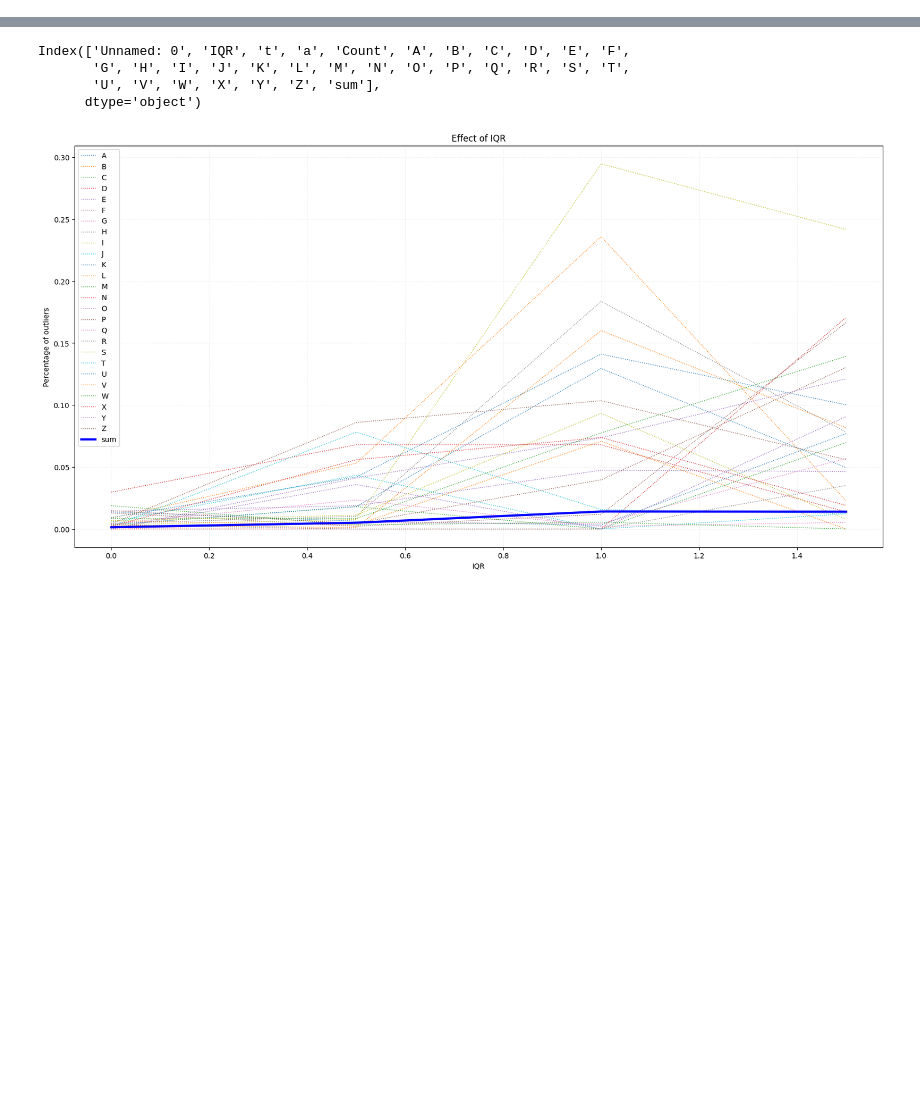
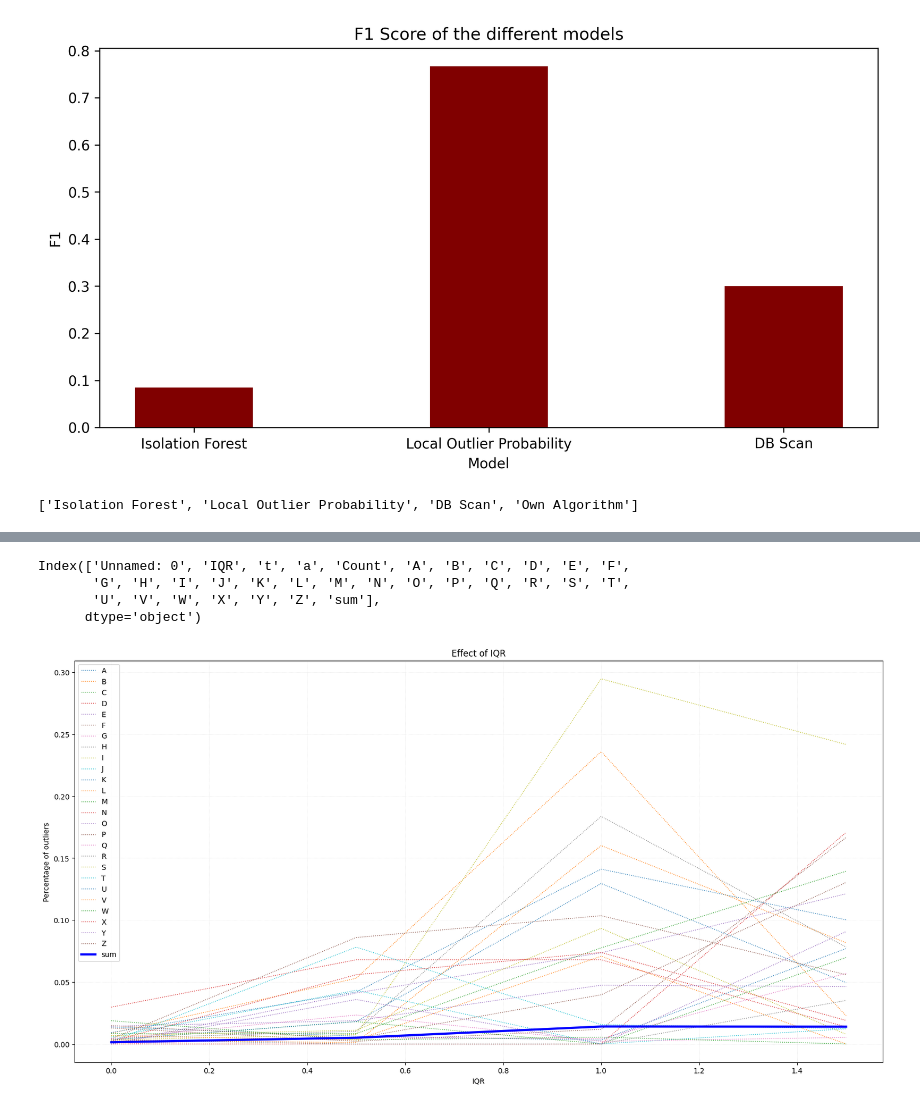
Before and after one commit to mmlein/KDDM2, a Jupyter notebook: src/06_results/effect_hyperparameter.ipynb, the cells around one changed output, grey strips where cells are left out. Cells and saved outputs as stored; diff of their text form; code cells hidden in the pictures; blank space fills up the shorter version.

Commit message:
half-ready results

```diff
--- a/src/06_results/effect_hyperparameter.ipynb
+++ b/src/06_results/effect_hyperparameter.ipynb
@@ -6,0 +53,24 @@ import pandas as pd
+# %%
+path_iso_for = Path("../../Data/Output_Data/02_Results_Ifor/Ifor_rel.csv").absolute()
+path_db_scan = Path("../../Data/Output_Data/03_DBScan/result_DBSCAN_per_3std_4,16%.csv")
+path_lop = Path("../../Data/Output_Data/04_Local_outlier_prob/results_lop_per_3std_4,16%_06_07.csv")
+
+path_iso_val = Path("../../Data/Output_Data/02_Results_Ifor/Ifor_val.csv").absolute()
+
+iso_for = pd.read_csv(path_iso_for)
+db_scan = pd.read_csv(path_db_scan)
+lop = pd.read_csv(path_lop)
+#iso_for.sort_values(by="accuracy", ascending=False).head()
+# %%
+db_scan.columns = ['Unnamed: 0', '_', 'A', 'B', 'C', 'D', 'E', 'F', 'G', 'H', 'I', 'J',
+       'K', 'L', 'M', 'N', 'O', 'P', 'Q', 'R', 'S', 'T', 'U', 'V', 'W', 'X',
+       'Y', 'Z', 'Total', 'f1', 'accuracy', 'precision', 'recall']
+# %%
+results.loc[results["Model"]=="Isolation Forest", ["Accuracy", "Precision",  "Recall",  "F1"]]  = list(iso_for.loc[iso_for["f1"].idxmax(), ['accuracy', 'precision', 'recall', 'f1']])
+percentages["Isolation Forest"] = list(iso_for.loc[iso_for["f1"].idxmax(), percentages_columns])
+results.loc[results["Model"]=="DB Scan", ["Accuracy", "Precision",  "Recall",  "F1"]]  = list(db_scan.loc[db_scan["f1"].idxmax(), ['accuracy', 'precision', 'recall', 'f1']])
+percentages["DB Scan"] = list(db_scan.loc[db_scan["f1"].idxmax(), percentages_columns])
+results.loc[results["Model"]=="Local Outlier Probability", ["Accuracy", "Precision",  "Recall",  "F1"]]  = list(lop.loc[lop["f1"].idxmax(), ['accuracy', 'precision', 'recall', 'f1']])
+percentages["Local Outlier Probability"] = list(db_scan.loc[lop["f1"].idxmax(), percentages_columns])
+print(results)
+print(percentages)
@@ -6,0 +95,20 @@ import pandas as pd
+# %%
+plt.rcParams['figure.dpi'] = 300
+fig = plt.figure(figsize = (10, 5))
+
+measure = "F1"
+
+# creating the bar plot
+plt.bar(results["Model"], results[measure], color ='maroon',
+        width = 0.4)
+
+plt.xlabel("Model")
+plt.ylabel(measure)
+plt.title("F1 Score of the different models")
+plt.show()
+# %% [output]
+[figure, added]
+# %%
+list(percentages.columns)[1:]
+# %% [output]
+['Isolation Forest', 'Local Outlier Probability', 'DB Scan', 'Own Algorithm']
```
Also changed, not shown: parts of 11 cells of this notebook, 1 other file.
